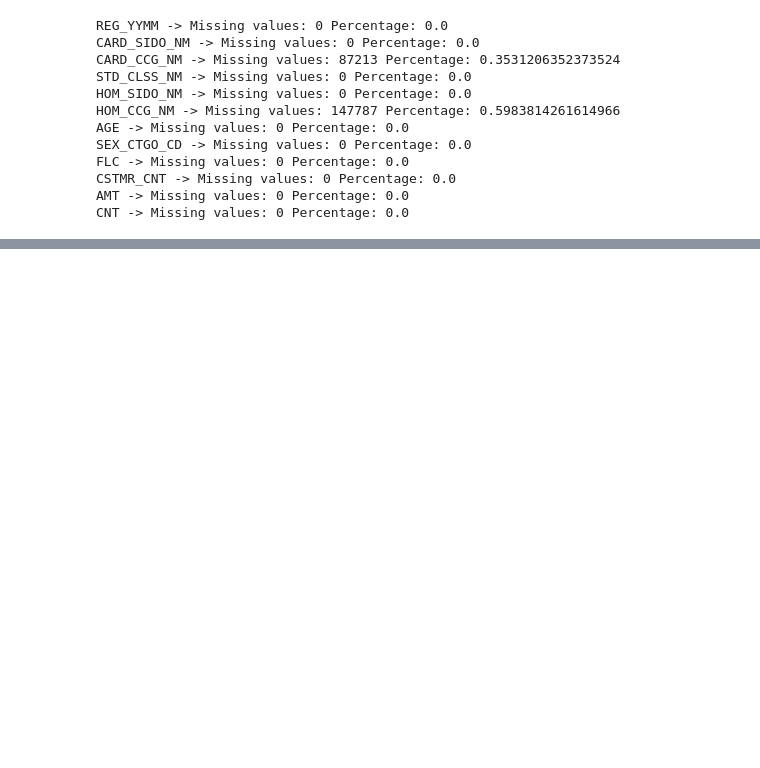
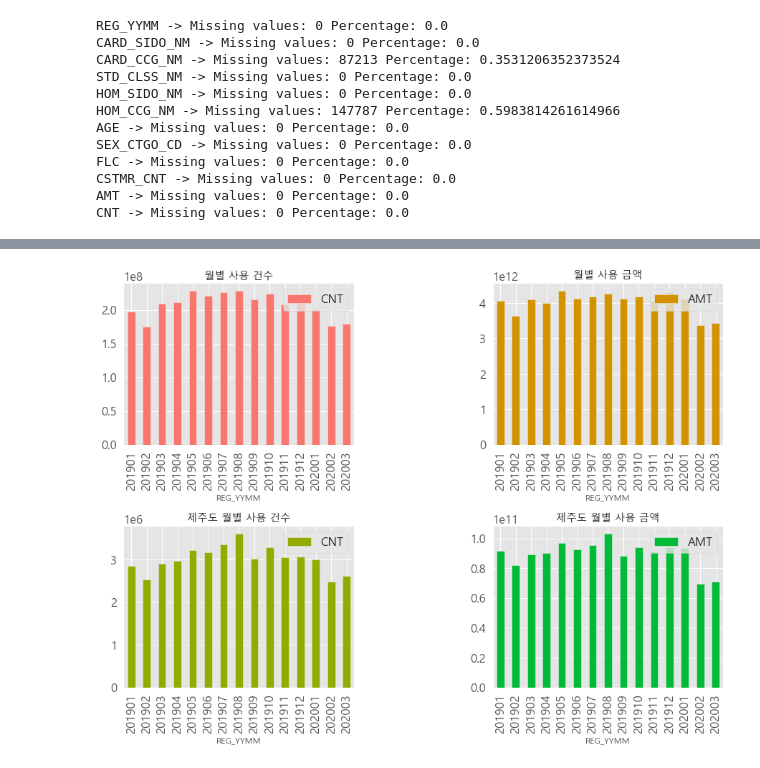
Before and after one commit to Hinterhalter/Jeju-Card-Use-Predict, a Jupyter notebook: Jeju_EDA.ipynb, the cells around one changed output, grey strips where cells are left out. Cells and saved outputs as stored; diff of their text form; code cells hidden in the pictures; blank space fills up the shorter version.

```diff
--- a/Jeju_EDA.ipynb
+++ b/Jeju_EDA.ipynb
@@ -93,0 +143,13 @@ CNT -> Missing values: 0 Percentage: 0.0
+# %%
+fig, ax = plt.subplots(nrows=2, ncols=2, figsize=(15,8))
+df.groupby(['REG_YYMM'])[['CNT']].sum().plot(kind='bar', ax=ax[0,0], color=color_pal[0])
+ax[0,0].set_title('월별 사용 건수')
+df.groupby(['REG_YYMM'])[['AMT']].sum().plot(kind='bar', ax=ax[0,1], color=color_pal[1])
+ax[0,1].set_title('월별 사용 금액')
+df[df['CARD_SIDO_NM']=='제주'].groupby(['REG_YYMM'])[['CNT']].sum().plot(kind='bar', ax=ax[1,0], color=color_pal[2])
+ax[1,0].set_title('제주도 월별 사용 건수')
+df[df['CARD_SIDO_NM']=='제주'].groupby(['REG_YYMM'])[['AMT']].sum().plot(kind='bar', ax=ax[1,1], color=color_pal[3])
+ax[1,1].set_title('제주도 월별 사용 금액')
+plt.subplots_adjust(top = 0.99, bottom=0.01, hspace=0.5, wspace=0.6)
+# %% [output]
+[figure, added]
```
Also changed, not shown: parts of 10 cells of this notebook.
